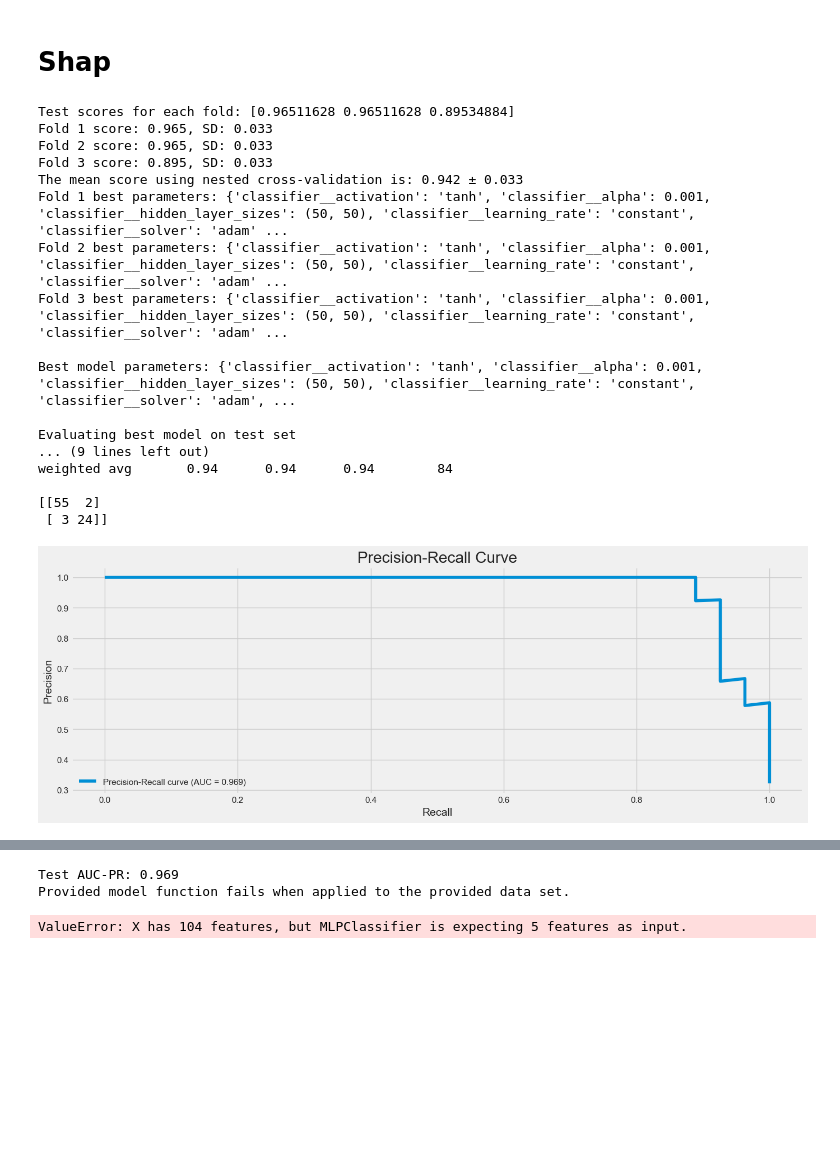
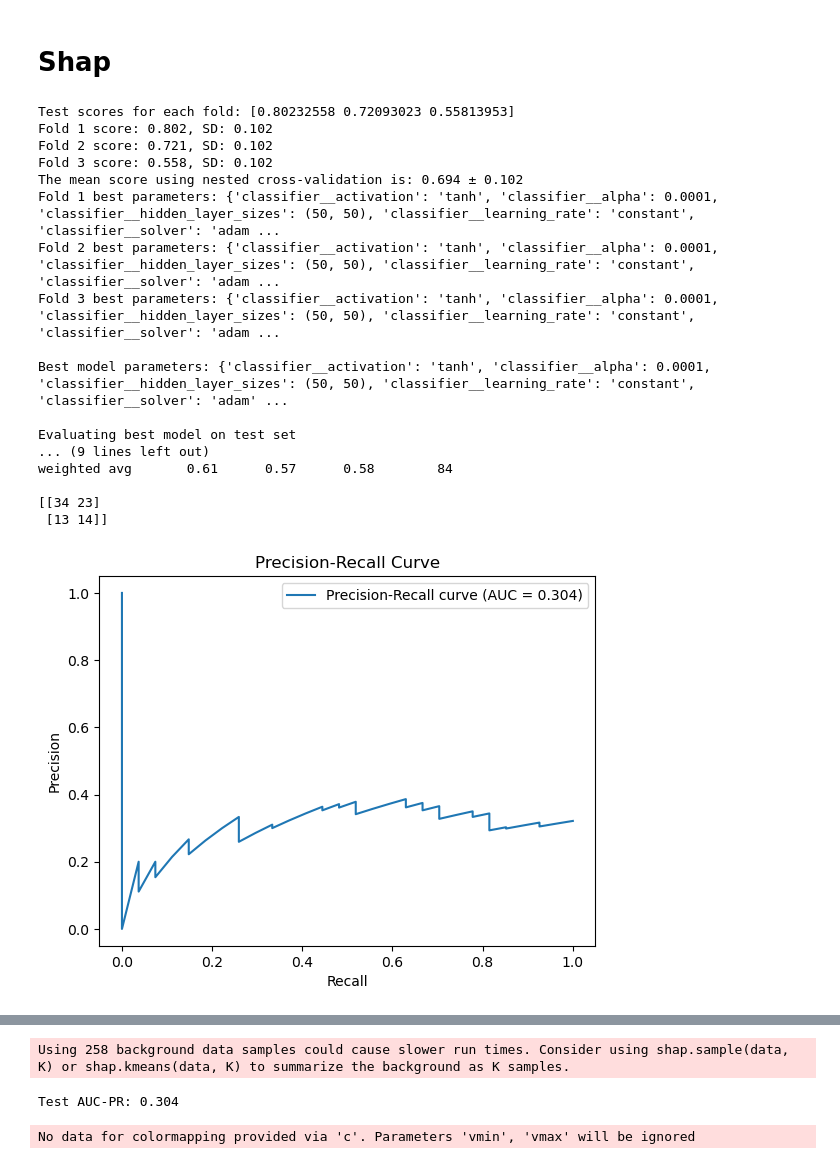
Before and after one commit to DionneSpaltman/predicting_VVR, a Jupyter notebook: models/20_intensity_and_VVR/24_nn.ipynb, the cells around one changed output, grey strips where cells are left out. Saved outputs shown, nothing was run; the diff lists cells and outputs as text; code cells hidden in the pictures; blank space fills up the shorter version.

Commit message:
Reran models because I made a mistake in loading the features

```diff
--- a/models/20_intensity_and_VVR/24_nn.ipynb
+++ b/models/20_intensity_and_VVR/24_nn.ipynb
@@ -25,3 +27,5 @@ columns_to_drop = ['Sum_1', 'Sum_2']
+# %%
+columns_to_drop = ['Condition', 'Sum_456']
 # %%
 X_train = X_train.drop(columns=columns_to_drop, axis=1)
 X_test = X_test.drop(columns=columns_to_drop, axis=1)
@@ -147,5 +223,0 @@ Running the code below took 139 minutes.
-# %%
-random_seed = 42
-
-cv_results = perform_nested_cv(X_train, y_train, random_state=random_seed)  # Perform nested cross-validation
-y_test_pred = evaluate_model(cv_results, X_test, y_test)  # Evaluate the model on the test set
@@ -311,15 +363,26 @@ plt.show()
 [figure]
 # %% [markdown]
 # Shap
+# %%
+def get_param_grid():
+    """Returns the hyperparameter grid for GridSearchCV."""
+    return {
+        'classifier__hidden_layer_sizes': [(50, 50)],  # Number of neurons in hidden layers
+        'classifier__activation': ['tanh'],  # Activation functions
+        'classifier__solver': ['adam'],  # Solvers for weight optimization
+        'classifier__alpha': [0.0001],  # L2 penalty (regularization term) parameter
+        'classifier__learning_rate': ['constant'],  # Learning rate schedule
+        'feature_selection__n_features_to_select': [5, 10, 20, 40, 80]  # Number of features to select with RFE
+    }
 # %%
 import numpy as np
 import pandas as pd
 from sklearn.model_selection import cross_val_score, KFold, GridSearchCV, cross_validate
 from sklearn.pipeline import Pipeline
-from sklearn.svm import SVC
-from sklearn.metrics import classification_report, confusion_matrix, precision_recall_curve, auc, roc_curve
 from sklearn.neural_network import MLPClassifier
 from sklearn.feature_selection import RFE
+from sklearn.tree import DecisionTreeClassifier
+from sklearn.metrics import classification_report, confusion_matrix, precision_recall_curve, auc, roc_curve
 import shap
 import matplotlib.pyplot as plt
 
@@ -335,9 +398,9 @@ def get_param_grid():
         'classifier__hidden_layer_sizes': [(50, 50)],  # Number of neurons in hidden layers
         'classifier__activation': ['tanh'],  # Activation functions
         'classifier__solver': ['adam'],  # Solvers for weight optimization
-        'classifier__alpha': [0.001],  # L2 penalty (regularization term) parameter
+        'classifier__alpha': [0.0001],  # L2 penalty (regularization term) parameter
         'classifier__learning_rate': ['constant'],  # Learning rate schedule
-        'feature_selection__n_features_to_select': [5]  # Number of features to select with RFE
+        'feature_selection__n_features_to_select': [5, 10, 20, 40, 80]  # Number of features to select with RFE
     }
 
 def perform_nested_cv(X, y, random_state=0):
@@ -411,49 +474,54 @@ def evaluate_model(cv_results, X_test, y_test):
 
     print("\nEvaluating best model on test set")
     y_test_pred = best_model.predict(X_test)  # Predict on the test set
 
     print("\nClassification Report on Test Set:")
     print(classification_report(y_test, y_test_pred))  # Print classification report
     print(confusion_matrix(y_test, y_test_pred))  # Print confusion matrix
 
     y_test_proba = best_model.predict_proba(X_test)[:, 1]  # Get prediction probabilities
     plot_curves(y_test, y_test_proba, y_test_pred)  # Plot PR and ROC curves
 
     precision, recall, _ = precision_recall_curve(y_test, y_test_proba)
     auc_pr = auc(recall, precision)
     print(f"Test AUC-PR: {auc_pr:.3f}")  # Print AUC-PR score
 
     return y_test_pred, best_model
 
 # Add SHAP analysis
-def shap_analysis(best_model, X_train, X_test):
+def shap_analysis(best_model, X_train, X_test, feature_names):
     """Performs SHAP analysis on the best model."""
-    explainer = shap.KernelExplainer(best_model.named_steps['classifier'].predict, X_train)
-    shap_values = explainer.shap_values(X_test)
+    # Transform the training and test data
+    X_train_transformed = best_model.named_steps['feature_selection'].transform(X_train)
+    X_test_transformed = best_model.named_steps['feature_selection'].transform(X_test)
+
+    # Create SHAP explainer and calculate SHAP values
+    explainer = shap.KernelExplainer(best_model.named_steps['classifier'].predict, X_train_transformed)
+    shap_values = explainer.shap_values(X_test_transformed)
 
     # Summarize the effects of all the features
-    shap.summary_plot(shap_values, X_test, class_names=["Low VVR group", "High VVR group"])
+    shap.summary_plot(shap_values, X_test_transformed, feature_names=feature_names, class_names=["Low VVR group", "High VVR group"])
 
-# Example usage (assuming X_train, y_train, X_test, y_test are already defined):
+feature_names = list(X_test.columns)
 cv_results = perform_nested_cv(X_train, y_train)
 y_test_pred, best_model = evaluate_model(cv_results, X_test, y_test)
-shap_analysis(best_model, X_train, X_test)
+shap_analysis(best_model, X_train, X_test, feature_names)
 # %% [output]
-Test scores for each fold: [0.96511628 0.96511628 0.89534884]
-Fold 1 score: 0.965, SD: 0.033
-Fold 2 score: 0.965, SD: 0.033
-Fold 3 score: 0.895, SD: 0.033
-The mean score using nested cross-validation is: 0.942 ± 0.033
-Fold 1 best parameters: {'classifier__activation': 'tanh', 'classifier__alpha': 0.001, 'classifier__hidden_layer_sizes': (50, 50), 'classifier__learning_rate': 'constant', 'classifier__solver': 'adam' ...
-Fold 2 best parameters: {'classifier__activation': 'tanh', 'classifier__alpha': 0.001, 'classifier__hidden_layer_sizes': (50, 50), 'classifier__learning_rate': 'constant', 'classifier__solver': 'adam' ...
-Fold 3 best parameters: {'classifier__activation': 'tanh', 'classifier__alpha': 0.001, 'classifier__hidden_layer_sizes': (50, 50), 'classifier__learning_rate': 'constant', 'classifier__solver': 'adam' ...
+Test scores for each fold: [0.80232558 0.72093023 0.55813953]
+Fold 1 score: 0.802, SD: 0.102
+Fold 2 score: 0.721, SD: 0.102
+Fold 3 score: 0.558, SD: 0.102
+The mean score using nested cross-validation is: 0.694 ± 0.102
+Fold 1 best parameters: {'classifier__activation': 'tanh', 'classifier__alpha': 0.0001, 'classifier__hidden_layer_sizes': (50, 50), 'classifier__learning_rate': 'constant', 'classifier__solver': 'adam ...
+Fold 2 best parameters: {'classifier__activation': 'tanh', 'classifier__alpha': 0.0001, 'classifier__hidden_layer_sizes': (50, 50), 'classifier__learning_rate': 'constant', 'classifier__solver': 'adam ...
+Fold 3 best parameters: {'classifier__activation': 'tanh', 'classifier__alpha': 0.0001, 'classifier__hidden_layer_sizes': (50, 50), 'classifier__learning_rate': 'constant', 'classifier__solver': 'adam ...
 
-Best model parameters: {'classifier__activation': 'tanh', 'classifier__alpha': 0.001, 'classifier__hidden_layer_sizes': (50, 50), 'classifier__learning_rate': 'constant', 'classifier__solver': 'adam', ...
+Best model parameters: {'classifier__activation': 'tanh', 'classifier__alpha': 0.0001, 'classifier__hidden_layer_sizes': (50, 50), 'classifier__learning_rate': 'constant', 'classifier__solver': 'adam' ...
 
 Evaluating best model on test set
 ... (9 lines left out)
-weighted avg       0.94      0.94      0.94        84
+weighted avg       0.61      0.57      0.58        84
 
-[[55  2]
- [ 3 24]]
+[[34 23]
+ [13 14]]
-[figure, old version]
+[figure, new version]
@@ -461,3 +529,3 @@ weighted avg       0.94      0.94      0.94        84
-Test AUC-PR: 0.969
-Provided model function fails when applied to the provided data set.
+Using 258 background data samples could cause slower run times. Consider using shap.sample(data, K) or shap.kmeans(data, K) to summarize the background as K samples.
-ValueError: X has 104 features, but MLPClassifier is expecting 5 features as input.
+Test AUC-PR: 0.304
+No data for colormapping provided via 'c'. Parameters 'vmin', 'vmax' will be ignored
```
Also changed, not shown: parts of 12 cells of this notebook, 11 other files.
